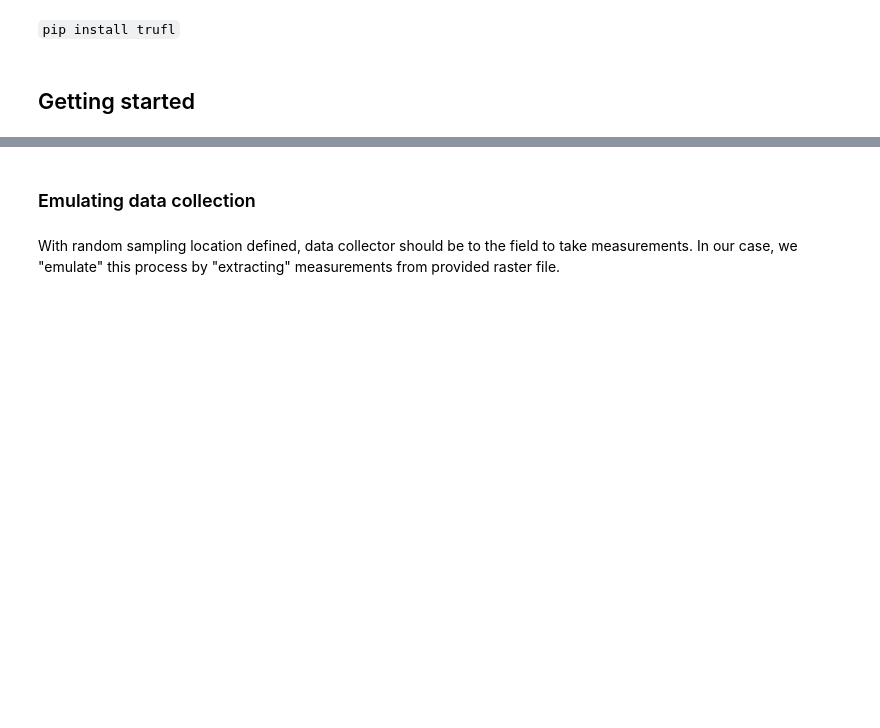
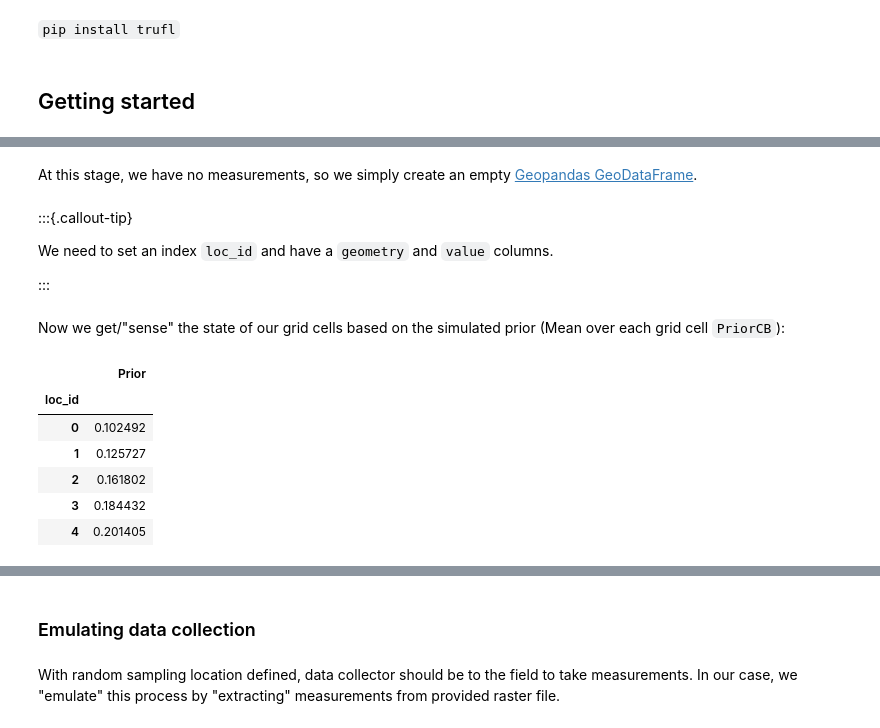
Before and after one commit to franckalbinet/trufl, a Jupyter notebook: nbs/index.ipynb, the cells around one changed output, grey strips where cells are left out. Drawn from its saved outputs; the diff is of its cells as text; code cells hidden in the pictures; blank space fills up the shorter version.

```diff
--- a/nbs/index.ipynb
+++ b/nbs/index.ipynb
@@ -57,0 +97,2 @@ gdf_grid.boundary.plot(color=black, lw=0.5);
+# %% [markdown]
+At this stage, we have no measurements, so we simply create an empty [Geopandas GeoDataFrame](https://geopandas.org/en/stable/docs/reference/api/geopandas.GeoDataFrame.html).
@@ -57,0 +102,21 @@ gdf_grid.boundary.plot(color=black, lw=0.5);
+# %% [markdown]
+:::{.callout-tip}
+
+We need to set an index `loc_id` and have a `geometry` and `value` columns.
+
+:::
+# %% [markdown]
+Now we get/"sense" the state of our grid cells based on the simulated prior (Mean over each grid cell `PriorCB`):
+# %%
+state = State(samples_t0, gdf_grid, cbs=[PriorCB(fname_raster)])
+
+# You have to call the instance
+state_t0 = state(); state_t0.head()
+# %% [output]
+|  | Prior |
+| loc_id |  |
+| 0 | 0.102492 |
+| 1 | 0.125727 |
+| 2 | 0.161802 |
+| 3 | 0.184432 |
+| 4 | 0.201405 |
```
Also changed, not shown: parts of 32 cells of this notebook, 10 other files.
